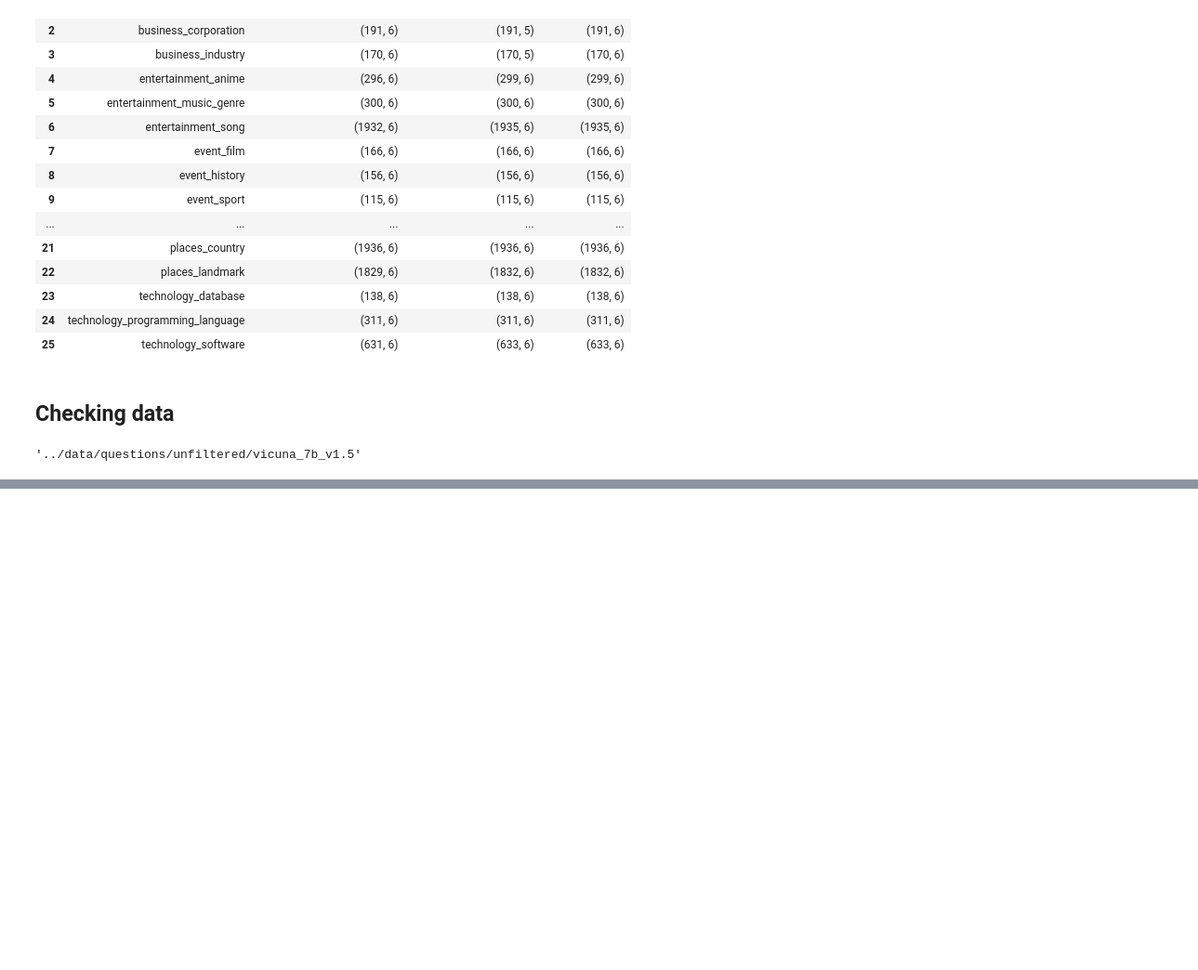
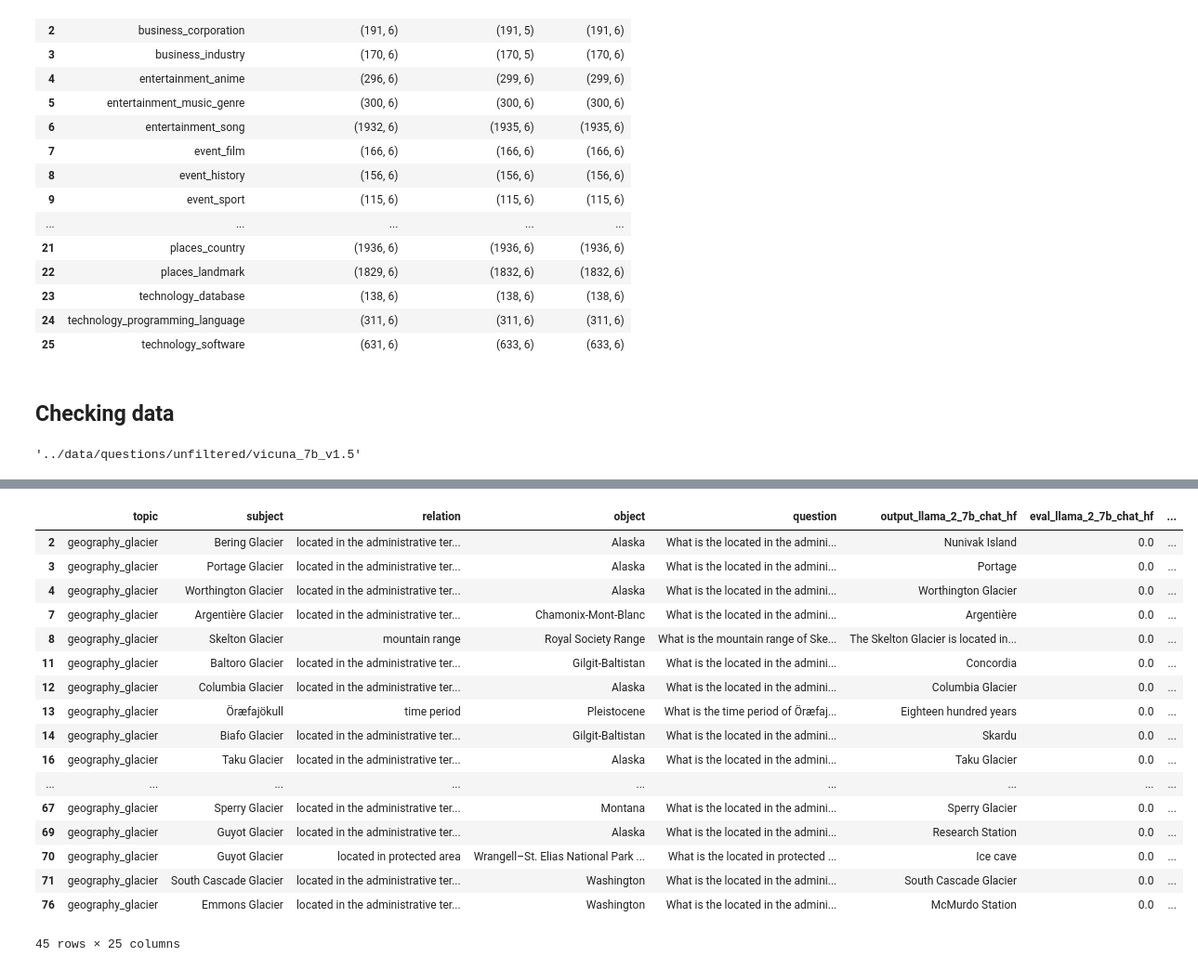
Before and after one commit to BullshiArtist/HalluEditBench, a Jupyter notebook: code/data.ipynb, the cells around one changed output, grey strips where cells are left out. Shown: that part at 93% size. Cells and saved outputs as stored; diff of their text form; code cells hidden in the pictures; blank space fills up the shorter version.

```diff
--- a/code/data.ipynb
+++ b/code/data.ipynb
@@ -431,0 +436,19 @@ for e in metrics:
+# %%
+for folder_unfiltered in [f"../data/questions/unfiltered/{model_id_format}" for model_id_format in model_id_format_ls[:3]]:
+    for filename in os.listdir(folder_unfiltered):
+        df = pd.read_csv(f"{folder_unfiltered}/{filename}")
+        df_dup = df[df.duplicated(['subject', 'relation'], keep=False)]
+        if len(df_dup) > 0:  # check duplicate (subject, relation) pairs
+            print(f"In {filename}, there are {len(df_dup)} questions with duplicate (subject, relation) pairs:")
+
+        df_dup = df[df.duplicated(['relation', 'object'], keep=False)]
+        if len(df_dup) > 0:  # check duplicate (relation, object) pairs
+            print(f"In {filename}, there are {len(df_dup)} questions with duplicate (relation, object) pairs:")
+
+        if len(df[df['subject'] == df['object']]) > 0:  # Check if subject == object
+            print(f"In {filename}, there are {len(df[df['subject'] == df['object']])} questions where subject == object")
+            df = df[df['subject'] != df['object']]
+
+        if df[df.isna().any(axis=1)].shape[0] > 0:
+            print(f"In {filename}, there are {df[df.isna().any(axis=1)].shape[0]} NaN values.")
+            df = df.dropna(subset=[f'output_{model_id_format}'])
@@ -431,0 +473,21 @@ for e in metrics:
+# %%
+# folder_hallu = f"../data/questions/hallucination_all/{model_id_format}"
+# folder_hallu_final = f"../data/questions/hallucination_final/{model_id_format}"
+for folder_unfiltered in [f"../data/questions/hallucination_final/{model_id_format}" for model_id_format in model_id_format_ls[:3]]:
+    for filename in os.listdir(folder_unfiltered):
+        df = pd.read_csv(f"{folder_unfiltered}/{filename}")
+        df_dup = df[df.duplicated(['subject', 'relation'], keep=False)]
+        if len(df_dup) > 0:  # check duplicate (subject, relation) pairs
+            print(f"In {filename}, there are {len(df_dup)} questions with duplicate (subject, relation) pairs")
+
+        df_dup1 = df[df.duplicated(['relation', 'object'], keep=False)]
+        if len(df_dup1) > 0:  # check duplicate (relation, object) pairs
+            print(f"In {filename}, there are {len(df_dup1)} questions with duplicate (relation, object) pairs")
+
+        if len(df[df['subject'] == df['object']]) > 0:  # Check if subject == object
+            print(f"In {filename}, there are {len(df[df['subject'] == df['object']])} questions where subject == object")
+            df = df[df['subject'] != df['object']]
+
+        if df[df.isna().any(axis=1)].shape[0] > 0:
+            print(f"In {filename}, there are {df[df.isna().any(axis=1)].shape[0]} NaN values.")
+            df = df.dropna(subset=[f'output_{model_id_format}'])
@@ -431,0 +512,21 @@ for e in metrics:
+# %%
+df_dup1
+# %% [output]
+|  | topic | subject | relation | object | question | output_llama_2_7b_chat_hf | eval_llama_2_7b_chat_hf | ... |
+| 2 | geography_glacier | Bering Glacier | located in the administrative ter... | Alaska | What is the located in the admini... | Nunivak Island | 0.0 | ... |
+| 3 | geography_glacier | Portage Glacier | located in the administrative ter... | Alaska | What is the located in the admini... | Portage | 0.0 | ... |
+| 4 | geography_glacier | Worthington Glacier | located in the administrative ter... | Alaska | What is the located in the admini... | Worthington Glacier | 0.0 | ... |
+| 7 | geography_glacier | Argentière Glacier | located in the administrative ter... | Chamonix-Mont-Blanc | What is the located in the admini... | Argentière | 0.0 | ... |
+| 8 | geography_glacier | Skelton Glacier | mountain range | Royal Society Range | What is the mountain range of Ske... | The Skelton Glacier is located in... | 0.0 | ... |
+| 11 | geography_glacier | Baltoro Glacier | located in the administrative ter... | Gilgit-Baltistan | What is the located in the admini... | Concordia | 0.0 | ... |
+| 12 | geography_glacier | Columbia Glacier | located in the administrative ter... | Alaska | What is the located in the admini... | Columbia Glacier | 0.0 | ... |
+| 13 | geography_glacier | Öræfajökull | time period | Pleistocene | What is the time period of Öræfaj... | Eighteen hundred years | 0.0 | ... |
+| 14 | geography_glacier | Biafo Glacier | located in the administrative ter... | Gilgit-Baltistan | What is the located in the admini... | Skardu | 0.0 | ... |
+| 16 | geography_glacier | Taku Glacier | located in the administrative ter... | Alaska | What is the located in the admini... | Taku Glacier | 0.0 | ... |
+| ... | ... | ... | ... | ... | ... | ... | ... | ... |
+| 67 | geography_glacier | Sperry Glacier | located in the administrative ter... | Montana | What is the located in the admini... | Sperry Glacier | 0.0 | ... |
+| 69 | geography_glacier | Guyot Glacier | located in the administrative ter... | Alaska | What is the located in the admini... | Research Station | 0.0 | ... |
+| 70 | geography_glacier | Guyot Glacier | located in protected area | Wrangell–St. Elias National Park ... | What is the located in protected ... | Ice cave | 0.0 | ... |
+| 71 | geography_glacier | South Cascade Glacier | located in the administrative ter... | Washington | What is the located in the admini... | South Cascade Glacier | 0.0 | ... |
+| 76 | geography_glacier | Emmons Glacier | located in the administrative ter... | Washington | What is the located in the admini... | McMurdo Station | 0.0 | ... |
+45 rows × 25 columns
```
Also changed, not shown: parts of 4 cells of this notebook, 10 other files.
